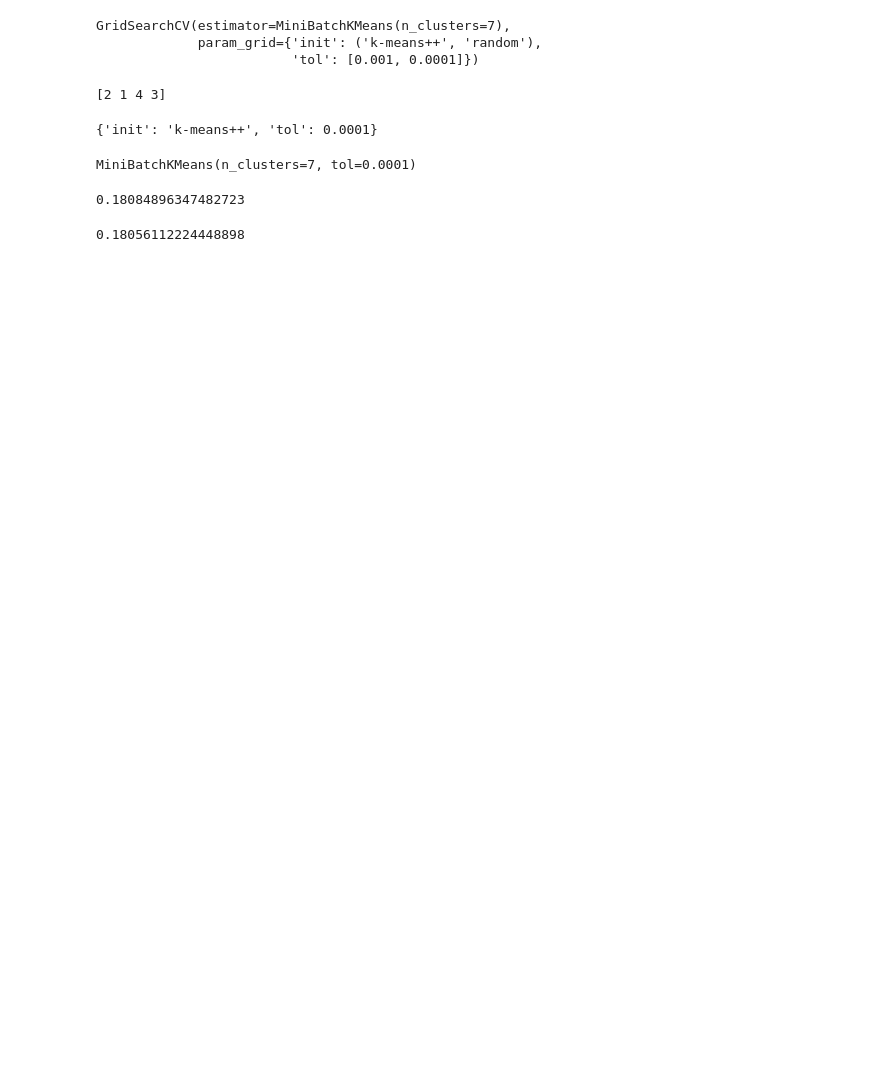
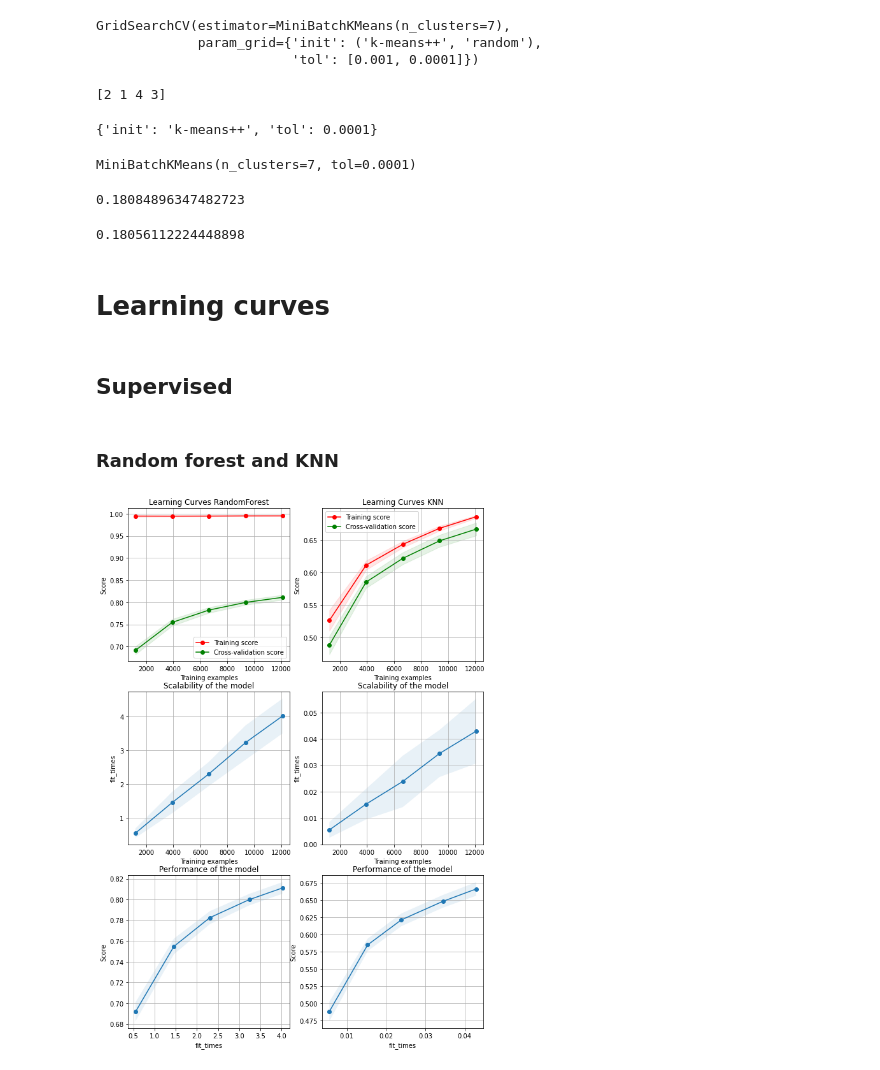
Before and after one commit to BustamJos3/ia4eng_jdbs_afmp_project, a Jupyter notebook: 03_modelos.ipynb, the cells around one changed output. Cells and saved outputs as stored; diff of their text form; code cells hidden in the pictures; blank space fills up the shorter version.

```diff
--- a/03_modelos.ipynb
+++ b/03_modelos.ipynb
@@ -318,3 +318,5 @@ len((bestminiKmeans.labels_+1==y_train)[(bestminiKmeans.labels_+1==y_train)==Tru
 len((bestminiKmeans.predict(X_testValidation.values)+1==y_testValidation.values)[(bestminiKmeans.predict(X_testValidation.values)+1==y_testValidation.values)==True])/len(X_testValidation.values)
 # %% [output]
 0.18056112224448898
+# %% [markdown]
+# Learning curves
@@ -320,0 +488,41 @@ len((bestminiKmeans.predict(X_testValidation.values)+1==y_testValidation.values)
+# %% [markdown]
+## Supervised
+# %% [markdown]
+### Random forest and KNN
+# %%
+fig, axes = plt.subplots(3, 2, figsize=(10, 15))
+title = "Learning Curves RandomForest"
+cv = ShuffleSplit(n_splits=50, test_size=0.2, random_state=0)
+estimator = gridCV_RF.best_estimator_
+
+plot_learning_curve(
+    estimator,
+    title,
+    df_prepro.values,
+    df_explor.values,
+    axes=axes[:, 0],
+    ylim=None,
+    cv=cv,
+    n_jobs=4,
+    scoring="accuracy",
+)
+
+title = "Learning Curves KNN"
+# SVC is more expensive so we do a lower number of CV iterations:
+cv = ShuffleSplit(n_splits=50, test_size=0.2, random_state=0)
+estimator = gridCV_knn.best_estimator_
+plot_learning_curve(
+    estimator,
+    title,
+    df_prepro.values,
+    df_explor.values,
+    axes=axes[:, 1],
+    ylim=None,
+    cv=cv,
+    n_jobs=4,
+    scoring="accuracy",
+)
+
+plt.show()
+# %% [output]
+[figure, added]
```
Also changed, not shown: parts of 13 cells of this notebook.
